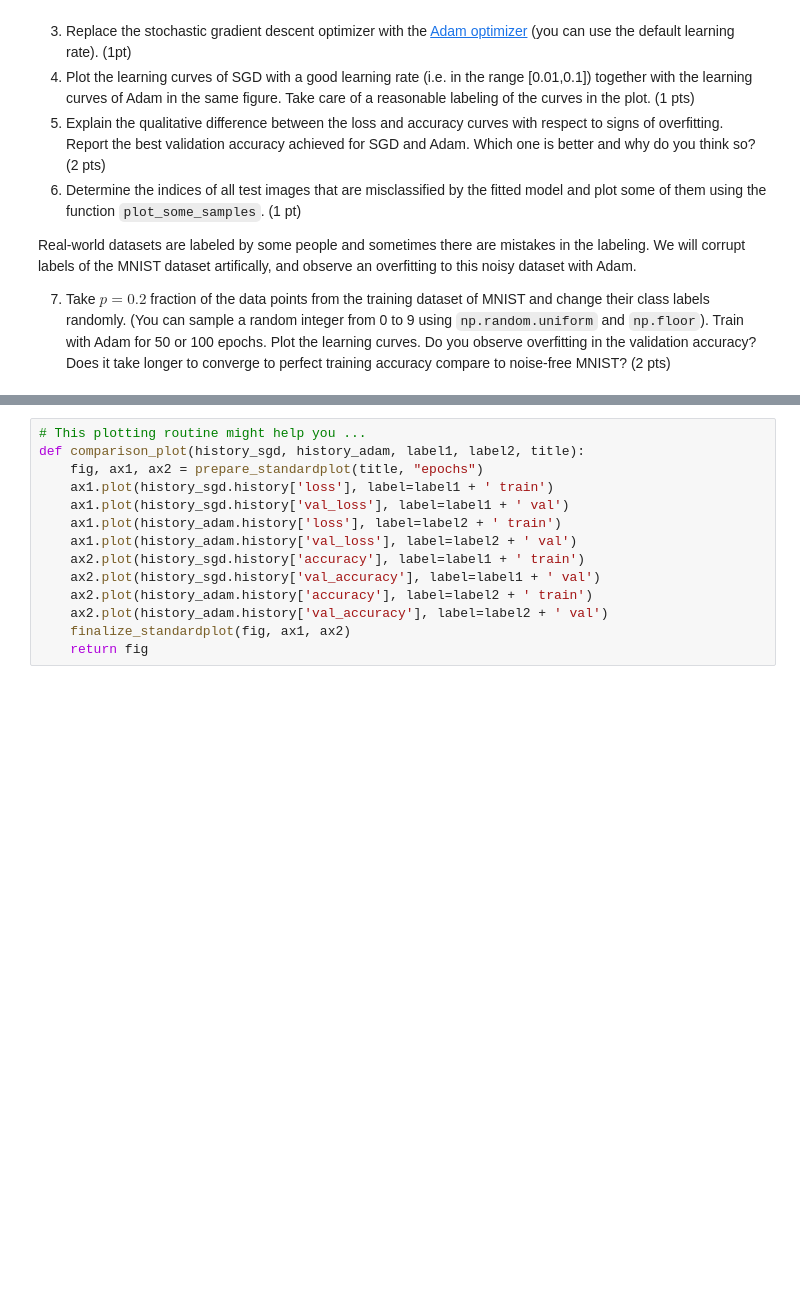
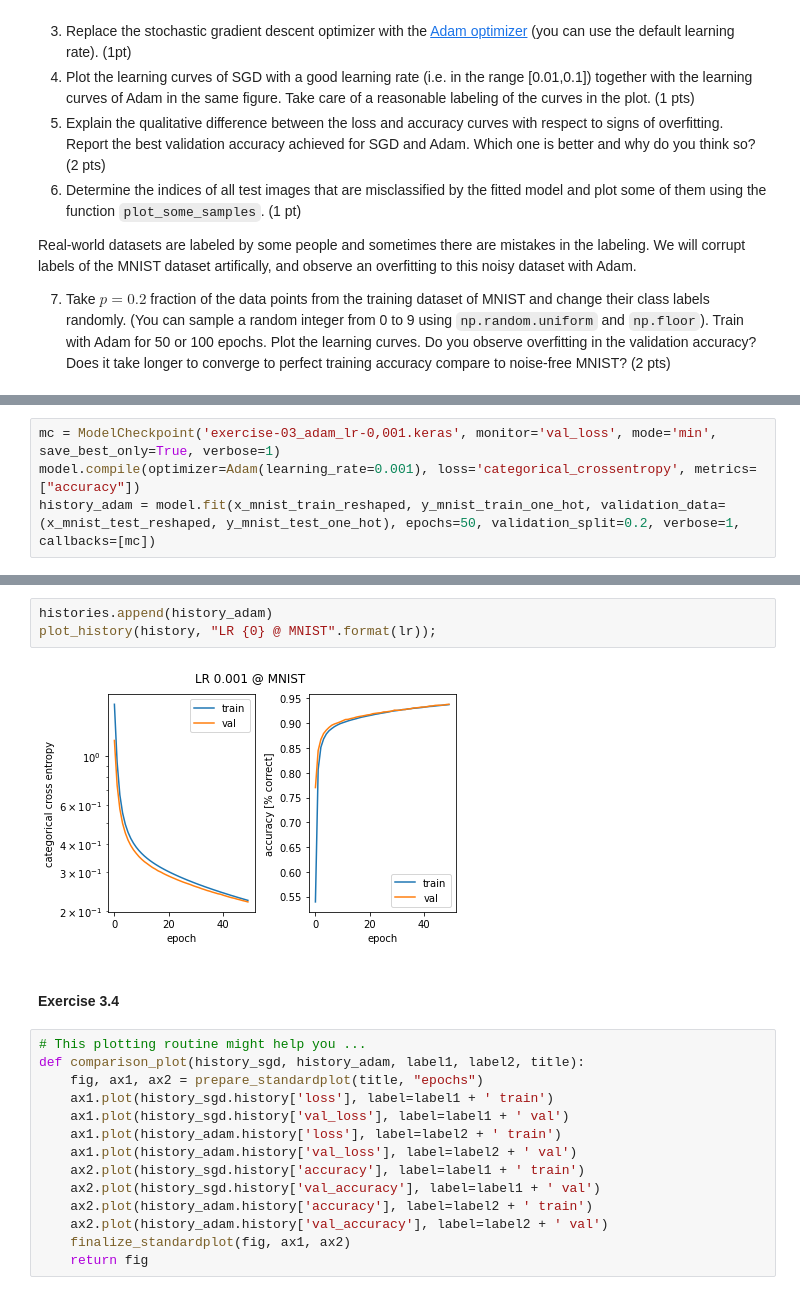
Before and after one commit to jan-kreischer/EPFL_ANN, a Jupyter notebook: miniproject2_Jan.ipynb, the cells around one changed output, grey strips where cells are left out. Drawn from its saved outputs; the diff is of its cells as text; blank space fills up the shorter version.

```diff
--- a/miniproject2_Jan.ipynb
+++ b/miniproject2_Jan.ipynb
@@ -366,0 +480,4 @@ Real-world datasets are labeled by some people and sometimes there are mistakes
+# %%
+mc = ModelCheckpoint('exercise-03_adam_lr-0,001.keras', monitor='val_loss', mode='min', save_best_only=True, verbose=1)
+model.compile(optimizer=Adam(learning_rate=0.001), loss='categorical_crossentropy', metrics=["accuracy"])
+history_adam = model.fit(x_mnist_train_reshaped, y_mnist_train_one_hot, validation_data=(x_mnist_test_reshaped, y_mnist_test_one_hot), epochs=50, validation_split=0.2, verbose=1, callbacks=[mc])
@@ -367,3 +502,10 @@ Real-world datasets are labeled by some people and sometimes there are mistakes
+# %%
+histories.append(history_adam)
+plot_history(history, "LR {0} @ MNIST".format(lr));
+# %% [output]
+[figure, added]
+# %% [markdown]
+#### Exercise 3.4
 # %%
 # This plotting routine might help you ...
 def comparison_plot(history_sgd, history_adam, label1, label2, title):
```
Also changed, not shown: parts of 27 cells of this notebook, 12 other files.
